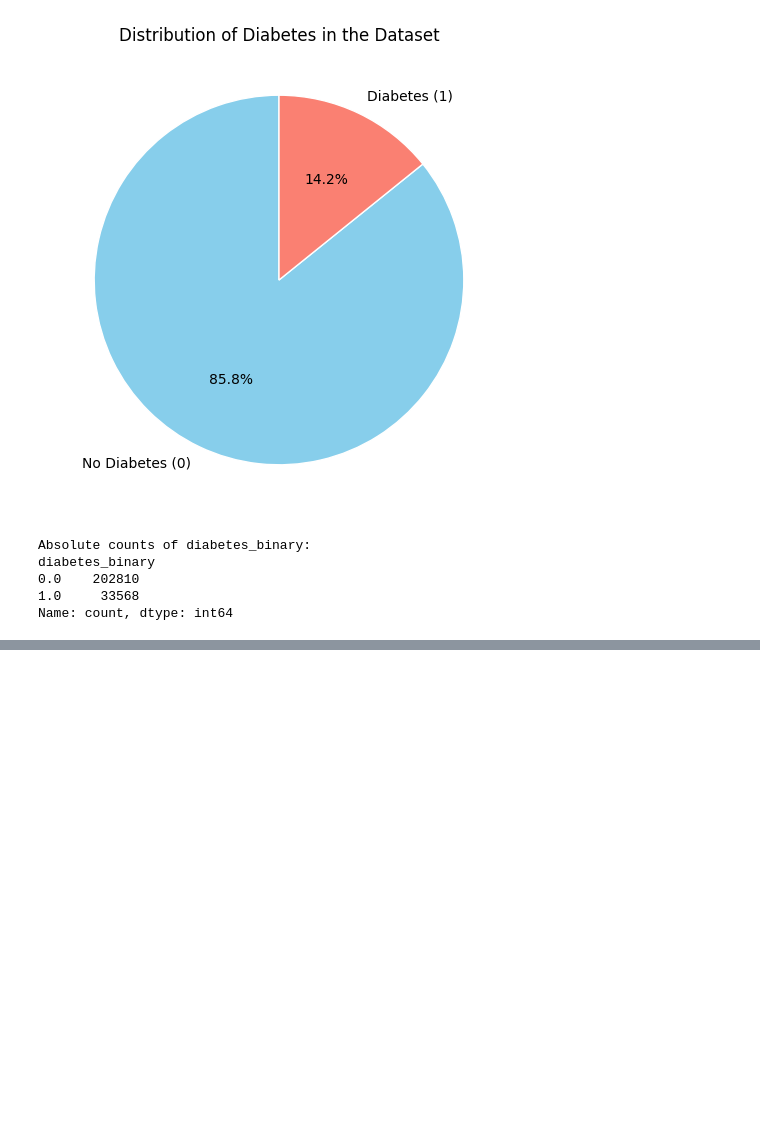
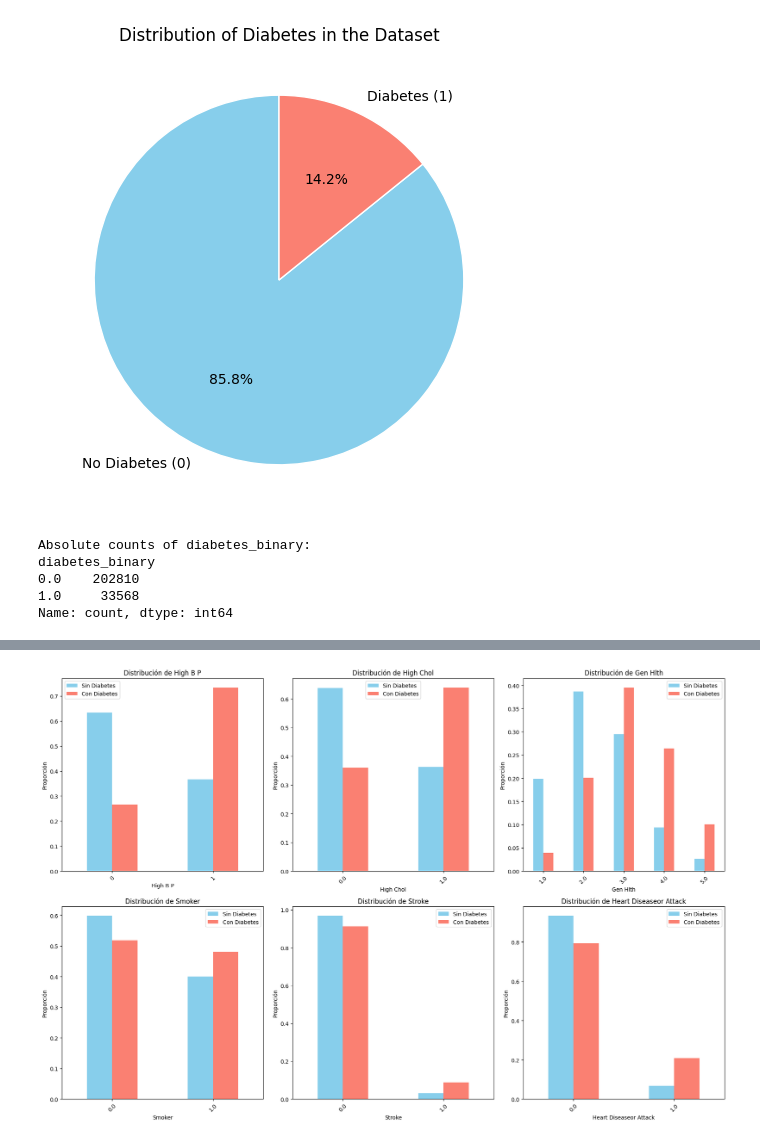
Before and after one commit to AaronDaliLF/diabetes_analysis_project, a Jupyter notebook: main.ipynb, the cells around one changed output, grey strips where cells are left out. Cells and saved outputs as stored; diff of their text form; code cells hidden in the pictures; blank space fills up the shorter version.

```diff
--- a/main.ipynb
+++ b/main.ipynb
@@ -198,0 +339,27 @@ Name: count, dtype: int64
+# %%
+# Histogramas individuales más detallados para variables categóricas
+fig, axes = plt.subplots(2, 3, figsize=(18, 12))
+
+# Variables categóricas de interés
+categorical_vars = ['high_b_p', 'high_chol', 'gen_hlth', 'smoker', 'stroke', 'heart_diseaseor_attack']
+
+for i, var in enumerate(categorical_vars):
+    if i < 6:  # Solo 6 subplots disponibles
+        row = i // 3
+        col = i % 3
+
+        # Crear tabla de contingencia
+        contingency = pd.crosstab(df[var], df['diabetes_binary'], normalize='columns')
+
+        # Crear gráfico de barras
+        contingency.plot(kind='bar', ax=axes[row, col], color=['skyblue', 'salmon'])
+        axes[row, col].set_title(f'Distribución de {var.replace("_", " ").title()}')
+        axes[row, col].set_xlabel(var.replace('_', ' ').title())
+        axes[row, col].set_ylabel('Proporción')
+        axes[row, col].legend(['Sin Diabetes', 'Con Diabetes'])
+        axes[row, col].tick_params(axis='x', rotation=45)
+
+plt.tight_layout()
+plt.show()
+# %% [output]
+[figure, added]
```
Also changed, not shown: parts of 27 cells of this notebook, 1 other file.
